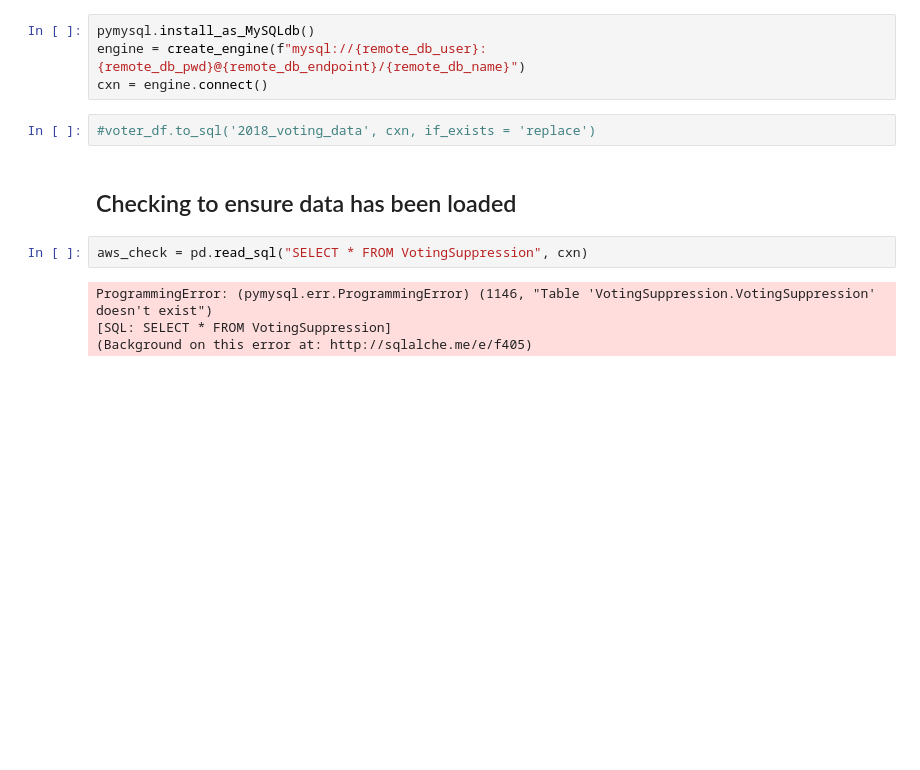
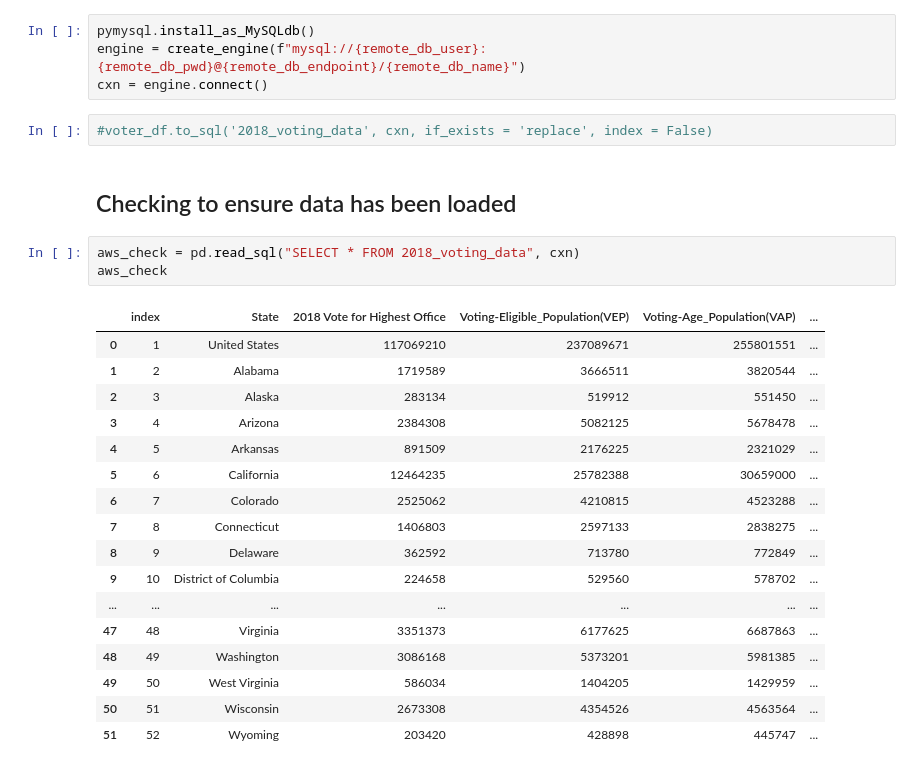
Before and after one commit to sarahqschulte/voter-suppression-project, a Jupyter notebook: 2018_Voting_Data.ipynb, the cells around one changed output. Drawn from its saved outputs; the diff is of its cells as text; blank space fills up the shorter version.

Commit message:
removing index for next time

```diff
--- a/2018_Voting_Data.ipynb
+++ b/2018_Voting_Data.ipynb
@@ -186,12 +186,27 @@ pymysql.install_as_MySQLdb()
 engine = create_engine(f"mysql://{remote_db_user}:{remote_db_pwd}@{remote_db_endpoint}/{remote_db_name}")
 cxn = engine.connect()
 # %%
-#voter_df.to_sql('2018_voting_data', cxn, if_exists = 'replace')
+#voter_df.to_sql('2018_voting_data', cxn, if_exists = 'replace', index = False)
 # %% [markdown]
 ## Checking to ensure data has been loaded
 # %%
-aws_check = pd.read_sql("SELECT * FROM VotingSuppression", cxn)
+aws_check = pd.read_sql("SELECT * FROM 2018_voting_data", cxn)
+aws_check
 # %% [output]
-ProgrammingError: (pymysql.err.ProgrammingError) (1146, "Table 'VotingSuppression.VotingSuppression' doesn't exist")
-[SQL: SELECT * FROM VotingSuppression]
-(Background on this error at: http://sqlalche.me/e/f405)
+|  | index | State | 2018 Vote for Highest Office | Voting-Eligible_Population(VEP) | Voting-Age_Population(VAP) | ... |
+| 0 | 1 | United States | 117069210 | 237089671 | 255801551 | ... |
+| 1 | 2 | Alabama | 1719589 | 3666511 | 3820544 | ... |
+| 2 | 3 | Alaska | 283134 | 519912 | 551450 | ... |
+| 3 | 4 | Arizona | 2384308 | 5082125 | 5678478 | ... |
+| 4 | 5 | Arkansas | 891509 | 2176225 | 2321029 | ... |
+| 5 | 6 | California | 12464235 | 25782388 | 30659000 | ... |
+| 6 | 7 | Colorado | 2525062 | 4210815 | 4523288 | ... |
+| 7 | 8 | Connecticut | 1406803 | 2597133 | 2838275 | ... |
+| 8 | 9 | Delaware | 362592 | 713780 | 772849 | ... |
+| 9 | 10 | District of Columbia | 224658 | 529560 | 578702 | ... |
+| ... | ... | ... | ... | ... | ... | ... |
+| 47 | 48 | Virginia | 3351373 | 6177625 | 6687863 | ... |
+| 48 | 49 | Washington | 3086168 | 5373201 | 5981385 | ... |
+| 49 | 50 | West Virginia | 586034 | 1404205 | 1429959 | ... |
+| 50 | 51 | Wisconsin | 2673308 | 4354526 | 4563564 | ... |
+| 51 | 52 | Wyoming | 203420 | 428898 | 445747 | ... |
```
